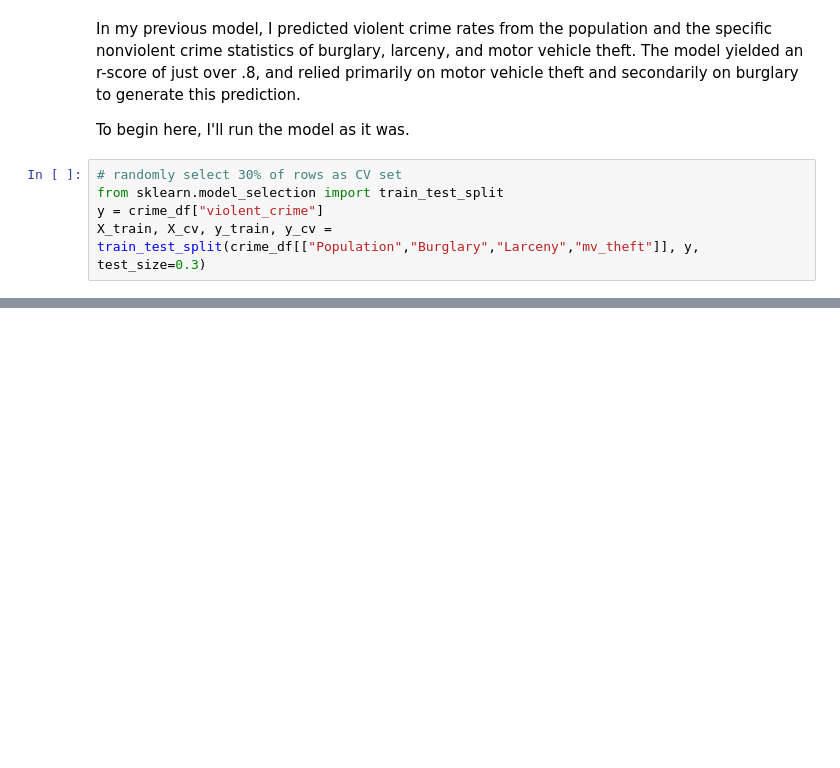
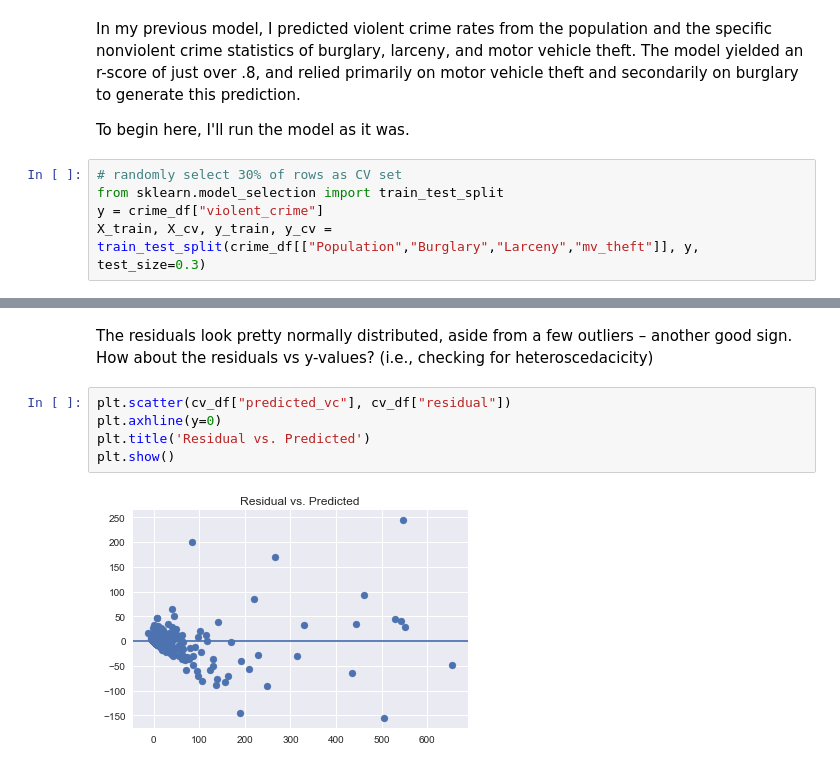
Before and after one commit to wwwslinger/drills, a Jupyter notebook: Thinkful/drills/5.2 Challenge - validating a linear regression model.ipynb, the cells around one changed output, grey strips where cells are left out. Saved outputs shown, nothing was run; the diff lists cells and outputs as text; blank space fills up the shorter version.

```diff
--- a/Thinkful/drills/5.2 Challenge - validating a linear regression model.ipynb
+++ b/Thinkful/drills/5.2 Challenge - validating a linear regression model.ipynb
@@ -137,0 +186,9 @@ from statsmodels.sandbox.regression.predstd import wls_prediction_std
+# %% [markdown]
+The residuals look pretty normally distributed, aside from a few outliers – another good sign.  How about the residuals vs y-values?  (i.e., checking for heteroscedacicity)
+# %%
+plt.scatter(cv_df["predicted_vc"], cv_df["residual"])
+plt.axhline(y=0)
+plt.title('Residual vs. Predicted')
+plt.show()
+# %% [output]
+[figure, added]
```
Also changed, not shown: parts of 24 cells of this notebook.
